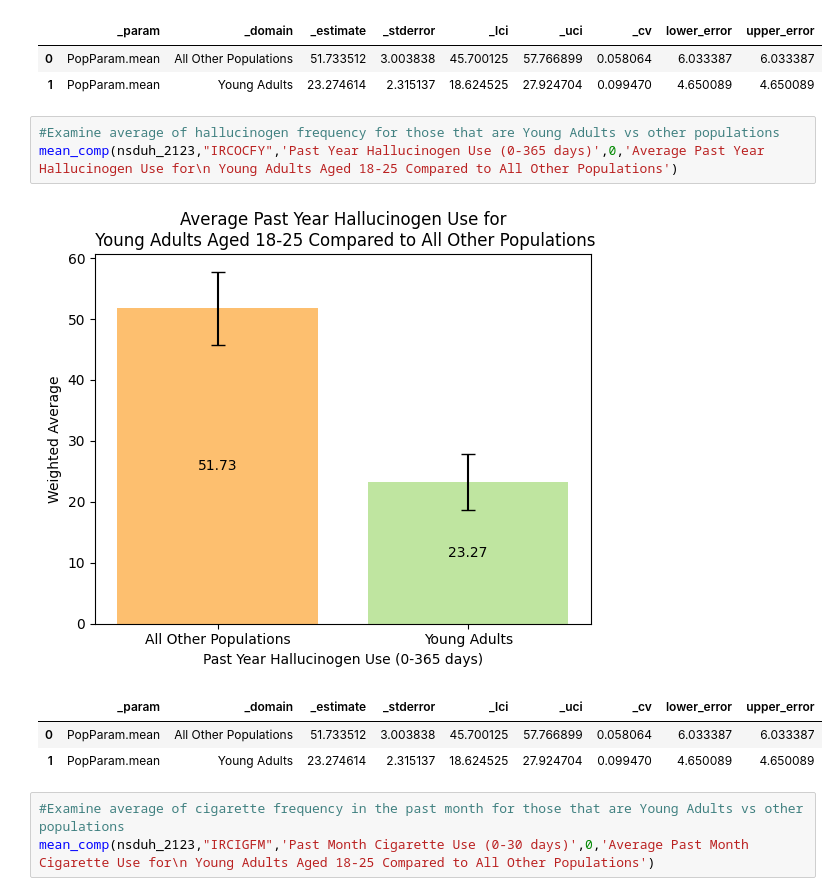
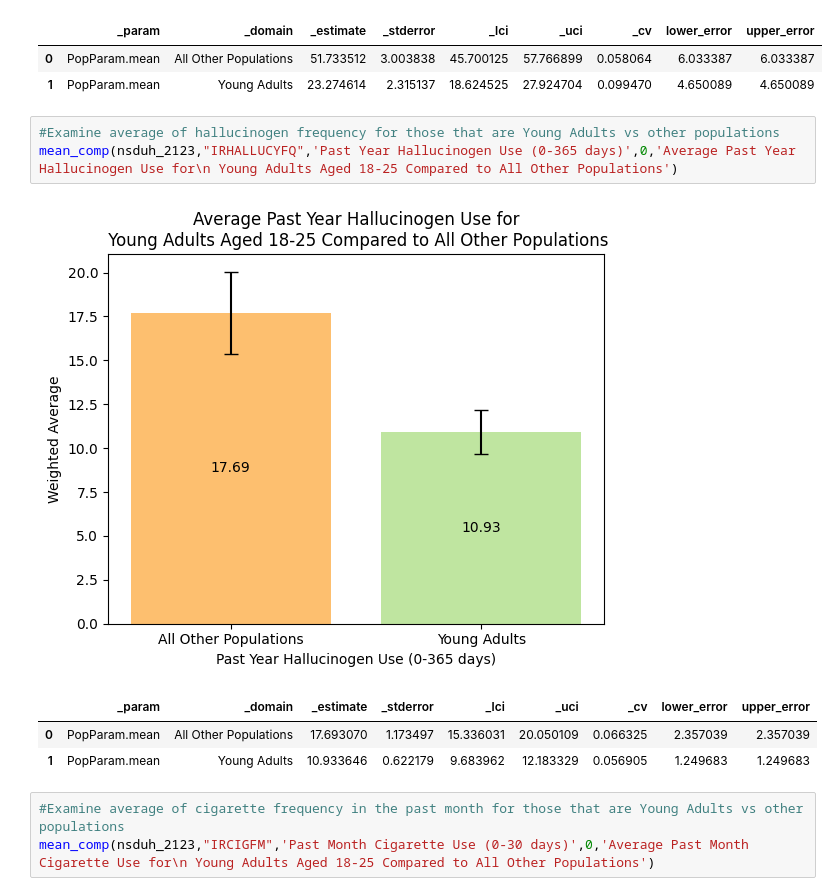
Before and after one commit to Platt-John/John-Platt-DA-401-Project, a Jupyter notebook: code/DA_401_Data_Exploration.ipynb, the cells around one changed output. Saved outputs shown, nothing was run; the diff lists cells and outputs as text.

```diff
--- a/code/DA_401_Data_Exploration.ipynb
+++ b/code/DA_401_Data_Exploration.ipynb
@@ -610,12 +610,12 @@ mean_comp(nsduh_2123,"IRCOCFY",'Past Year Cocaine Use (0-365 days)',0,'Average P
 | 1 | PopParam.mean | Young Adults | 23.274614 | 2.315137 | 18.624525 | 27.924704 | 0.099470 | 4.650089 | 4.650089 |
 # %%
 #Examine average of hallucinogen frequency for those that are Young Adults vs other populations
-mean_comp(nsduh_2123,"IRCOCFY",'Past Year Hallucinogen Use (0-365 days)',0,'Average Past Year Hallucinogen Use for\n Young Adults Aged 18-25 Compared to All Other Populations')
+mean_comp(nsduh_2123,"IRHALLUCYFQ",'Past Year Hallucinogen Use (0-365 days)',0,'Average Past Year Hallucinogen Use for\n Young Adults Aged 18-25 Compared to All Other Populations')
 # %% [output]
-[figure, old version]
+[figure, new version]
 |  | _param | _domain | _estimate | _stderror | _lci | _uci | _cv | lower_error | upper_error |
-| 0 | PopParam.mean | All Other Populations | 51.733512 | 3.003838 | 45.700125 | 57.766899 | 0.058064 | 6.033387 | 6.033387 |
-| 1 | PopParam.mean | Young Adults | 23.274614 | 2.315137 | 18.624525 | 27.924704 | 0.099470 | 4.650089 | 4.650089 |
+| 0 | PopParam.mean | All Other Populations | 17.693070 | 1.173497 | 15.336031 | 20.050109 | 0.066325 | 2.357039 | 2.357039 |
+| 1 | PopParam.mean | Young Adults | 10.933646 | 0.622179 | 9.683962 | 12.183329 | 0.056905 | 1.249683 | 1.249683 |
 # %%
 #Examine average of cigarette frequency in the past month for those that are Young Adults vs other populations
 mean_comp(nsduh_2123,"IRCIGFM",'Past Month Cigarette Use (0-30 days)',0,'Average Past Month Cigarette Use for\n Young Adults Aged 18-25 Compared to All Other Populations')
```
Also changed, not shown: parts of 2 cells of this notebook, 1 other file.
